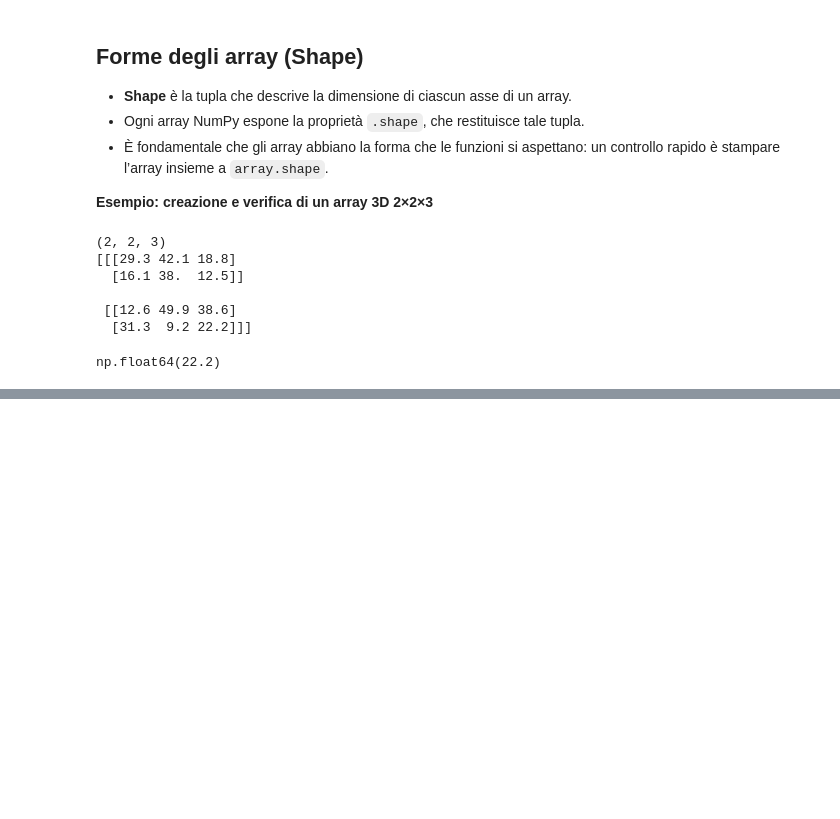
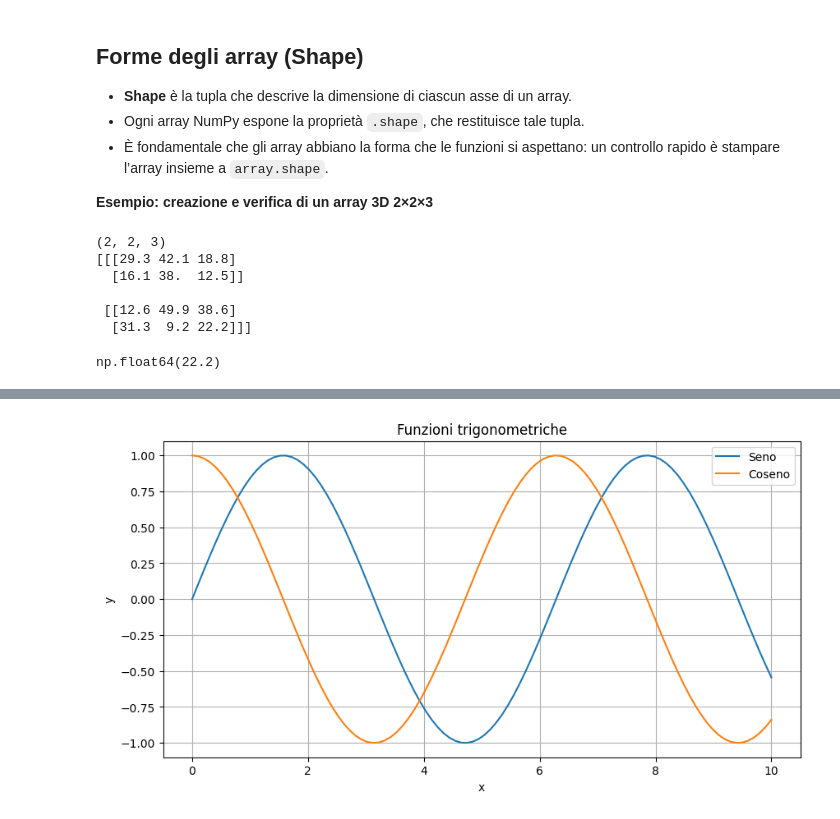
Before and after one commit to Andrea18500/python_course_2, a Jupyter notebook: lezione6.ipynb, the cells around one changed output, grey strips where cells are left out. Cells and saved outputs as stored; diff of their text form; code cells hidden in the pictures; blank space fills up the shorter version.

```diff
--- a/lezione6.ipynb
+++ b/lezione6.ipynb
@@ -737,0 +653,14 @@ print(C)
+# %%
+# Esempio di approccio statico
+plt.figure(figsize=(10, 5))
+x = np.linspace(0, 10, 100)
+plt.plot(x, np.sin(x), label='Seno')
+plt.plot(x, np.cos(x), label='Coseno')
+plt.title("Funzioni trigonometriche")
+plt.xlabel("x")
+plt.ylabel("y")
+plt.legend()
+plt.grid(True)
+plt.show()
+# %% [output]
+[figure, added]
```
Also changed, not shown: parts of 63 cells of this notebook, 5 other files.
